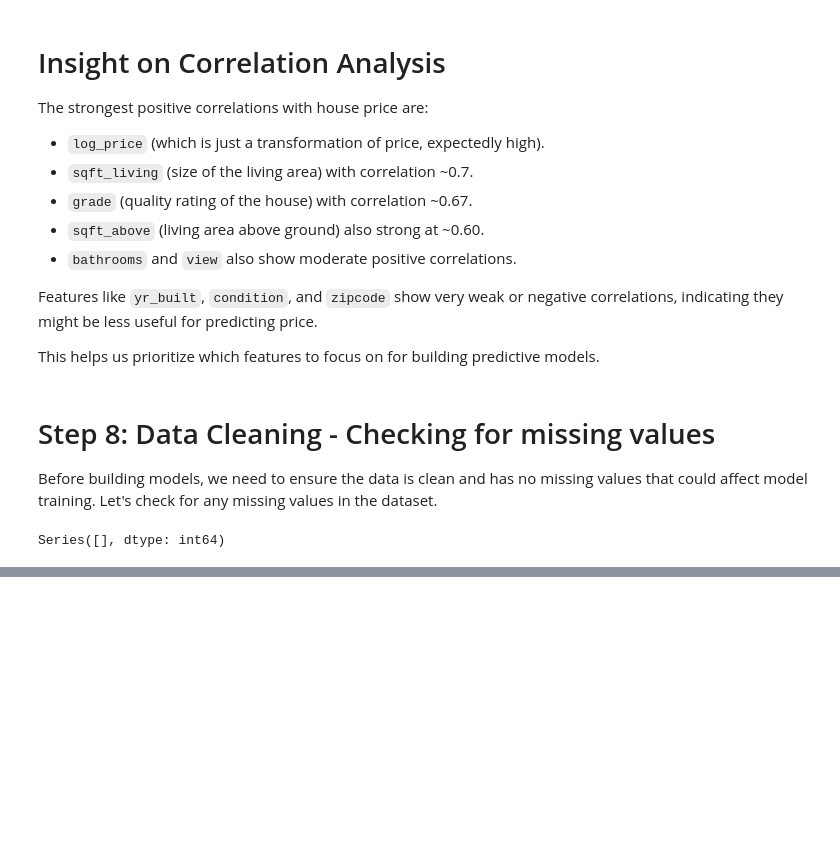
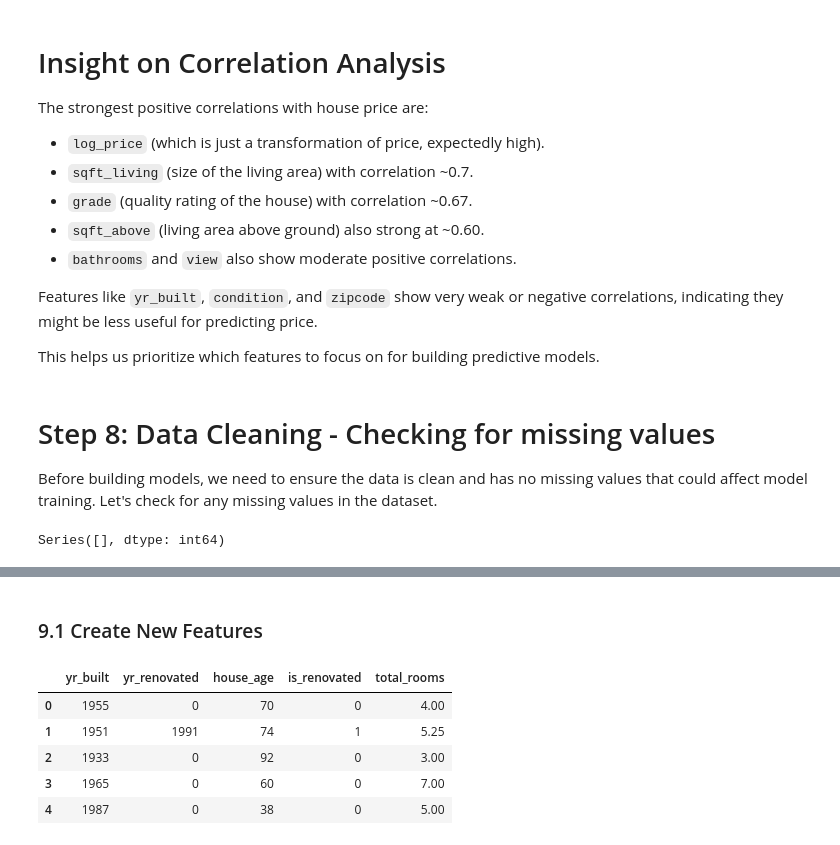
Before and after one commit to Yahia20/real-estate-price-prediction, a Jupyter notebook: notebooks/01-EDA-KingCounty.ipynb, the cells around one changed output, grey strips where cells are left out. Saved outputs shown, nothing was run; the diff lists cells and outputs as text; code cells hidden in the pictures; blank space fills up the shorter version.

```diff
--- a/notebooks/01-EDA-KingCounty.ipynb
+++ b/notebooks/01-EDA-KingCounty.ipynb
@@ -204,0 +209,21 @@ Series([], dtype: int64)
+# %% [markdown]
+### 9.1 Create New Features
+# %%
+# Feature 1: Age of the house
+df['house_age'] = 2025 - df['yr_built']
+
+# Feature 2: Whether the house has been renovated
+df['is_renovated'] = df['yr_renovated'].apply(lambda x: 1 if x > 0 else 0)
+
+# Feature 3: Total number of rooms (bedrooms + bathrooms)
+df['total_rooms'] = df['bedrooms'] + df['bathrooms']
+
+# Display the first few rows to confirm
+df[['yr_built', 'yr_renovated', 'house_age', 'is_renovated', 'total_rooms']].head()
+# %% [output]
+|  | yr_built | yr_renovated | house_age | is_renovated | total_rooms |
+| 0 | 1955 | 0 | 70 | 0 | 4.00 |
+| 1 | 1951 | 1991 | 74 | 1 | 5.25 |
+| 2 | 1933 | 0 | 92 | 0 | 3.00 |
+| 3 | 1965 | 0 | 60 | 0 | 7.00 |
+| 4 | 1987 | 0 | 38 | 0 | 5.00 |
```
Also changed, not shown: parts of 17 cells of this notebook.
